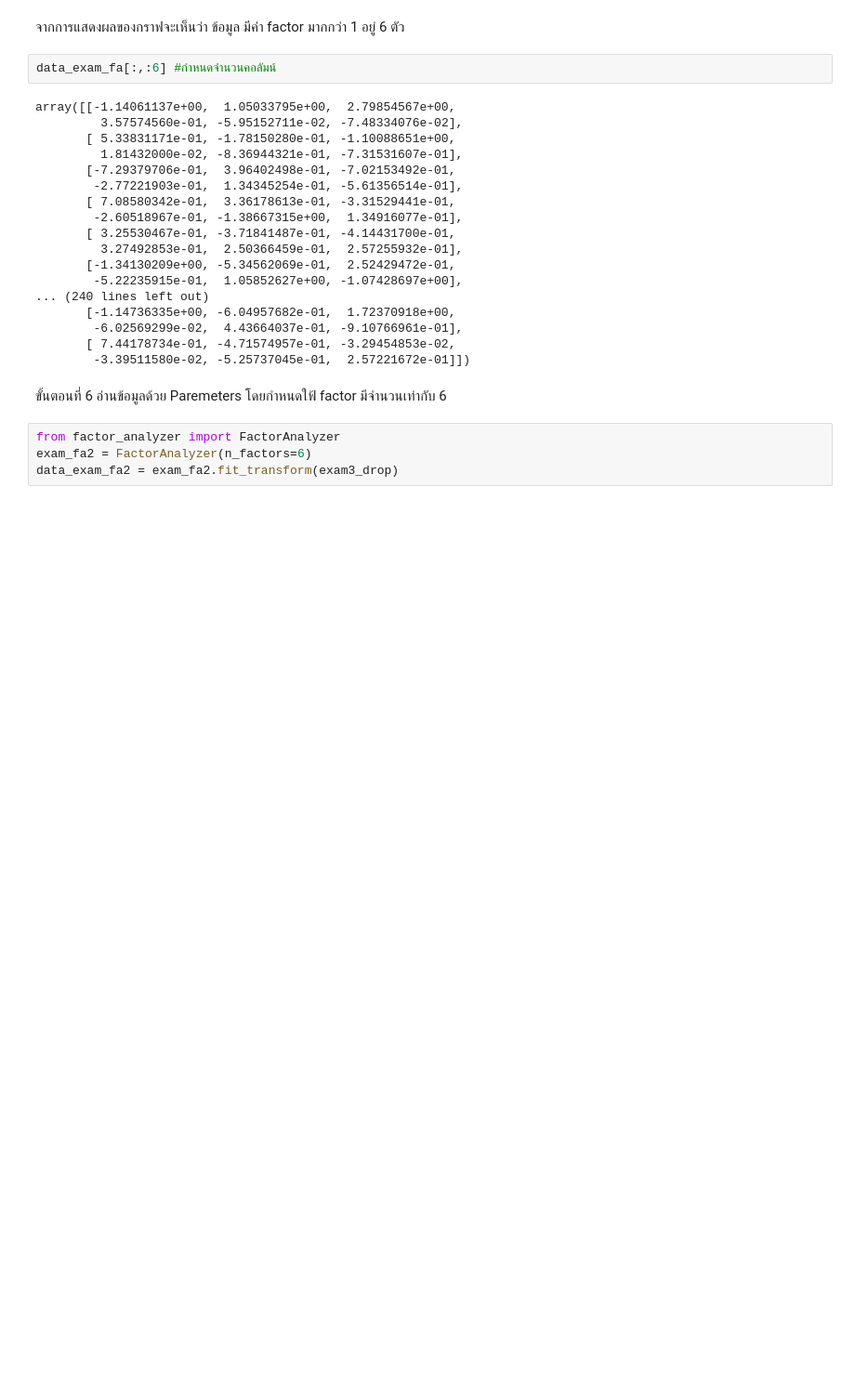
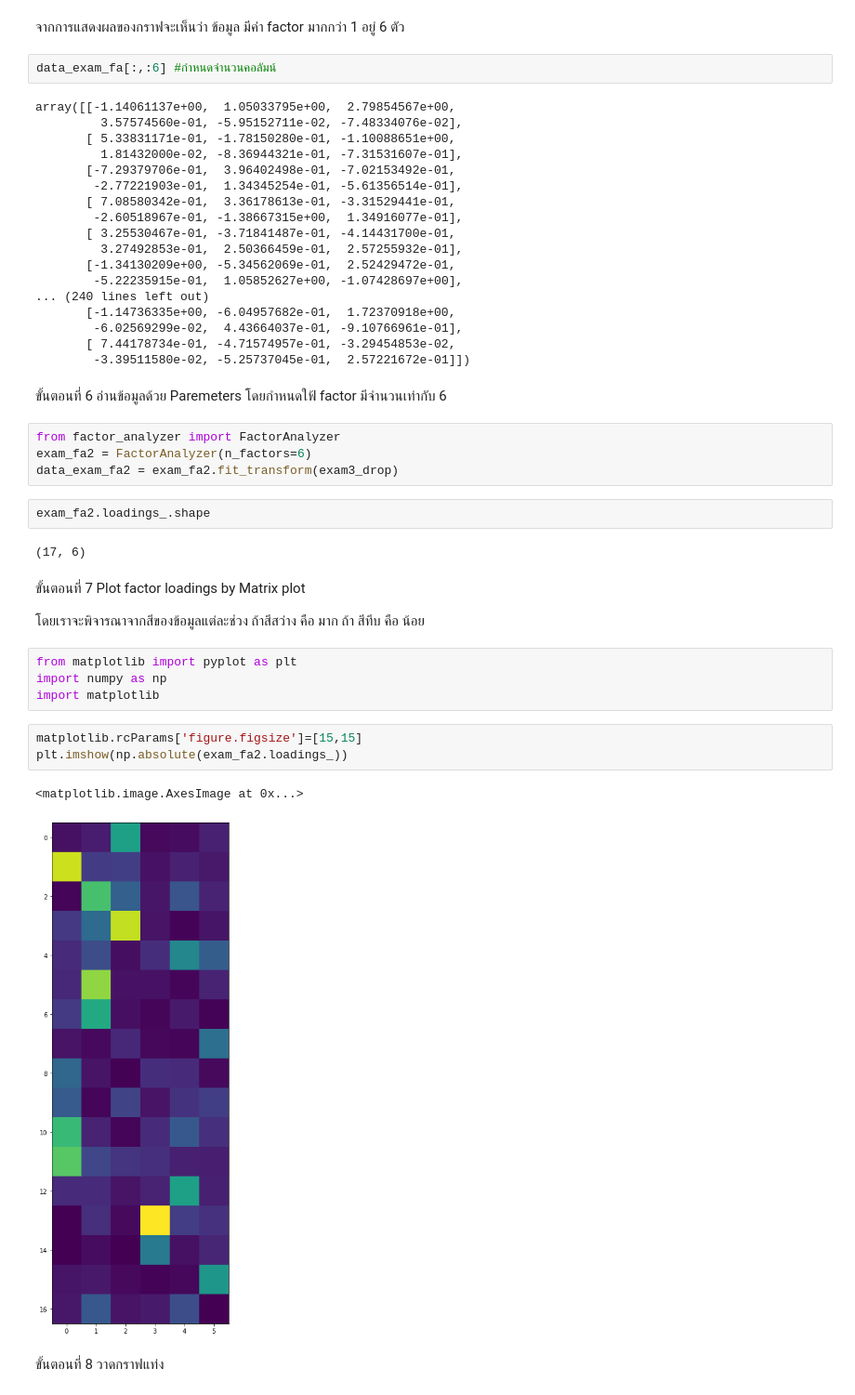
Before and after one commit to 623020514-5/multivariate, a Jupyter notebook: Chapter5_Factor_Analysis.ipynb, the cells around one changed output. Shown at 93% size. Saved outputs shown, nothing was run; the diff lists cells and outputs as text; blank space fills up the shorter version.

Commit message:
Exam03

```diff
--- a/Chapter5_Factor_Analysis.ipynb
+++ b/Chapter5_Factor_Analysis.ipynb
@@ -415,3 +415,23 @@ array([[-1.14061137e+00,  1.05033795e+00,  2.79854567e+00,
 from factor_analyzer import FactorAnalyzer
 exam_fa2 = FactorAnalyzer(n_factors=6)
 data_exam_fa2 = exam_fa2.fit_transform(exam3_drop)
+# %%
+exam_fa2.loadings_.shape
+# %% [output]
+(17, 6)
+# %% [markdown]
+ขั้นตอนที่ 7  Plot factor loadings by Matrix plot
+
+โดยเราจะพิจารณาจากสีของข้อมูลแต่ละช่วง ถ้าสีสว่าง คือ มาก ถ้า สีทึบ คือ น้อย
+# %%
+from matplotlib import pyplot as plt
+import numpy as np
+import matplotlib
+# %%
+matplotlib.rcParams['figure.figsize']=[15,15]
+plt.imshow(np.absolute(exam_fa2.loadings_))
+# %% [output]
+<matplotlib.image.AxesImage at 0x...>
+[figure, added]
+# %% [markdown]
+ขั้นตอนที่ 8 วาดกราฟแท่ง
```
Also changed, not shown: parts of 4 cells of this notebook.
